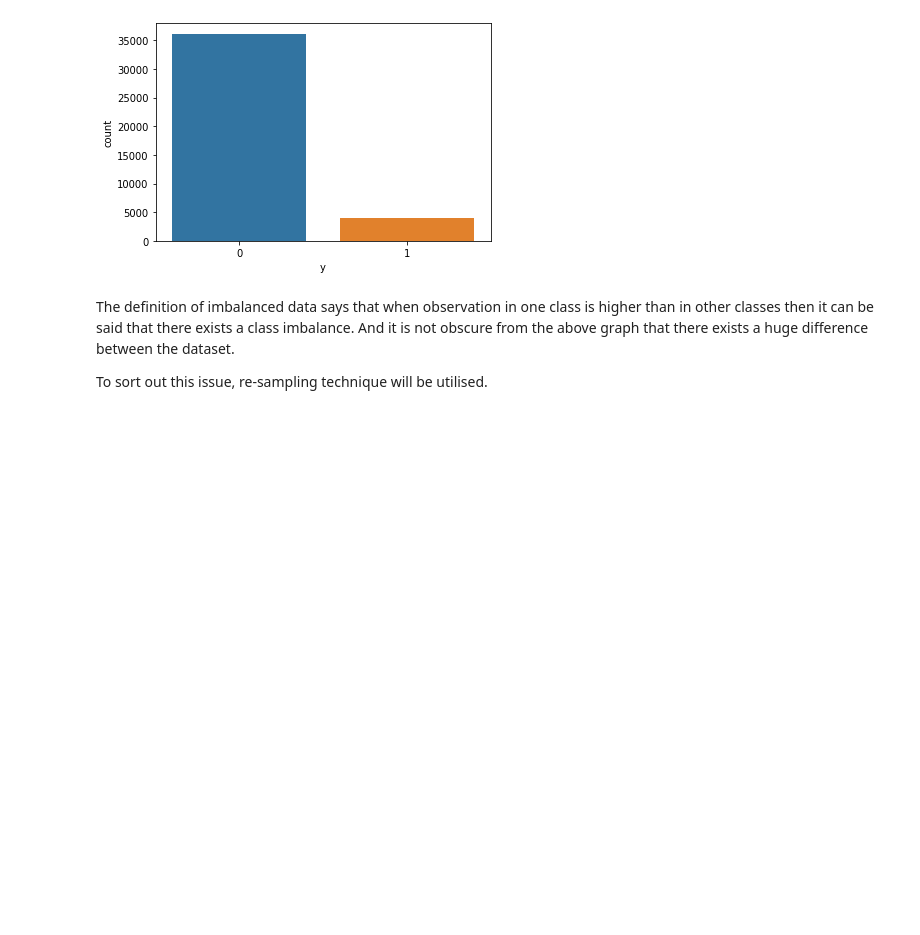
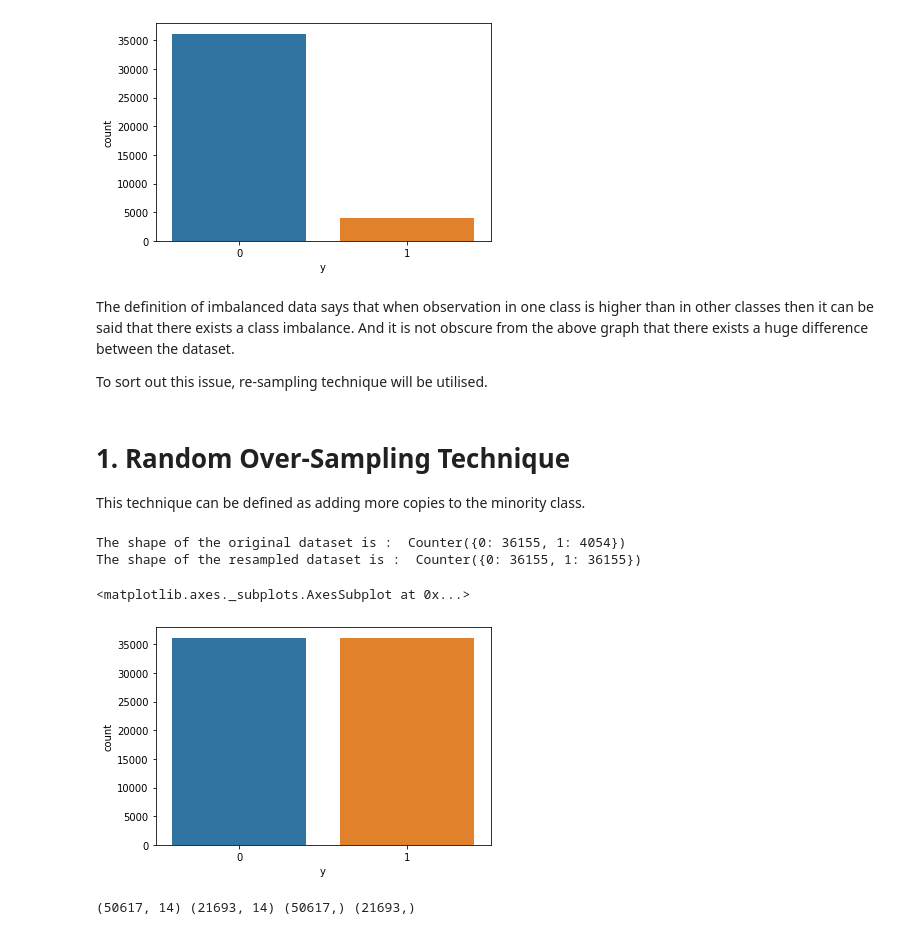
Before and after one commit to saptaksubhra/Classification-ML-Bank-Marketing-Effectiveness-Prediction, a Jupyter notebook: Bank_Marketing_Effectiveness_Prediction_Final_Notebook_Capstone_Project.ipynb, the cells around one changed output. Saved outputs shown, nothing was run; the diff lists cells and outputs as text; code cells hidden in the pictures; blank space fills up the shorter version.

```diff
--- a/Bank_Marketing_Effectiveness_Prediction_Final_Notebook_Capstone_Project.ipynb
+++ b/Bank_Marketing_Effectiveness_Prediction_Final_Notebook_Capstone_Project.ipynb
@@ -382,3 +382,39 @@ sns.countplot(x = 'y', data = df_PortugueseBank_copy)
 The definition of imbalanced data says that when observation in one class is higher than in other classes then it can be said that there exists a class imbalance. And it is not obscure from the above graph that there exists a huge difference between the dataset.
 
 To sort out this issue, re-sampling technique will be utilised.
+# %% [markdown]
+# 1. Random Over-Sampling Technique
+
+This technique can be defined as adding more copies to the minority class.
+# %%
+# Let's implement Random Over-Sampling technique first to handle imbalanced dataset.
+
+from imblearn.over_sampling import RandomOverSampler
+os = RandomOverSampler()
+x_new, y_new = os.fit_resample(x,y)
+# %%
+from collections import Counter
+print('The shape of the original dataset is :  {}'.format(Counter(y)))
+print('The shape of the resampled dataset is :  {}'.format(Counter(y_new)))
+sns.countplot(y_new)
+# %% [output]
+The shape of the original dataset is :  Counter({0: 36155, 1: 4054})
+The shape of the resampled dataset is :  Counter({0: 36155, 1: 36155})
+<matplotlib.axes._subplots.AxesSubplot at 0x...>
+[figure, added]
+# %%
+from sklearn.model_selection import train_test_split
+from sklearn.model_selection import cross_val_score
+from sklearn.metrics import accuracy_score, classification_report, confusion_matrix, roc_auc_score
+
+# Dividing the dataset into training and testing part.
+Xtrain, Xtest, ytrain, ytest = train_test_split(x_new, y_new, test_size = 0.30, random_state = 0)
+print(Xtrain.shape, Xtest.shape, ytrain.shape, ytest.shape)
+
+# Feature Scaling
+from sklearn.preprocessing import StandardScaler
+scaler = StandardScaler()
+Xtrain = scaler.fit_transform(Xtrain)
+Xtest = scaler.transform(Xtest)
+# %% [output]
+(50617, 14) (21693, 14) (50617,) (21693,)
```
Also changed, not shown: parts of 22 cells of this notebook.
